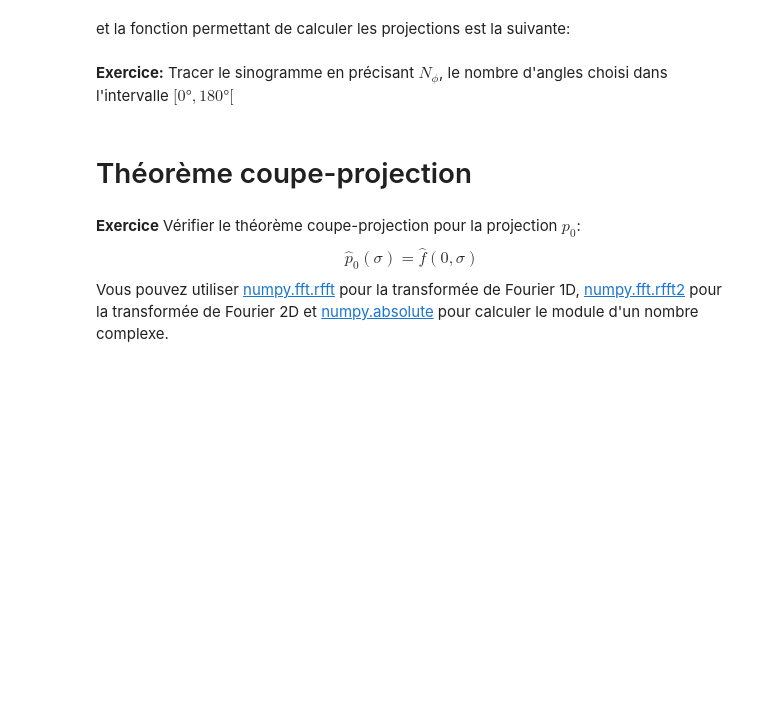
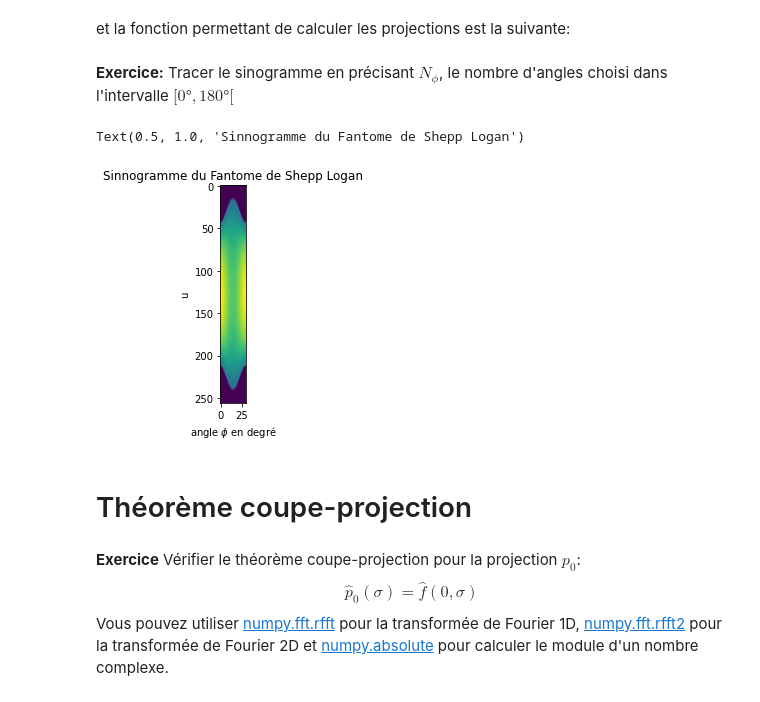
Before and after one commit to Guillaume0477/Tomographie, a Jupyter notebook: tp_tomo.ipynb, the cells around one changed output. Cells and saved outputs as stored; diff of their text form; code cells hidden in the pictures; blank space fills up the shorter version.

```diff
--- a/tp_tomo.ipynb
+++ b/tp_tomo.ipynb
@@ -94,16 +96,19 @@ def RadonTransformSheppLogan(phideg):
 **Exercice:** Tracer le sinogramme en précisant $N_\phi$, le nombre d'angles choisi dans l'intervalle $[0°,180°[$
 # %%
 #Nombre d'angles à prendre en comtpe
-Nphi = 10
+Nphi = 30
 #Création des différents angles
 phis = np.linspace(0,180, Nphi)
 #Création du sinnogramme
 sinogram, s = RadonTransformSheppLogan(phis)
 #Affichage du sinnogramme
 plt.imshow(np.transpose(sinogram))
 plt.xlabel('angle $\phi$ en degré')
 plt.ylabel('u')
 plt.title("Sinnogramme du Fantome de Shepp Logan")
+# %% [output]
+Text(0.5, 1.0, 'Sinnogramme du Fantome de Shepp Logan')
+[figure, added]
 # %% [markdown]
 # Théorème coupe-projection
 # %% [markdown]
```
Also changed, not shown: parts of 10 cells of this notebook.
